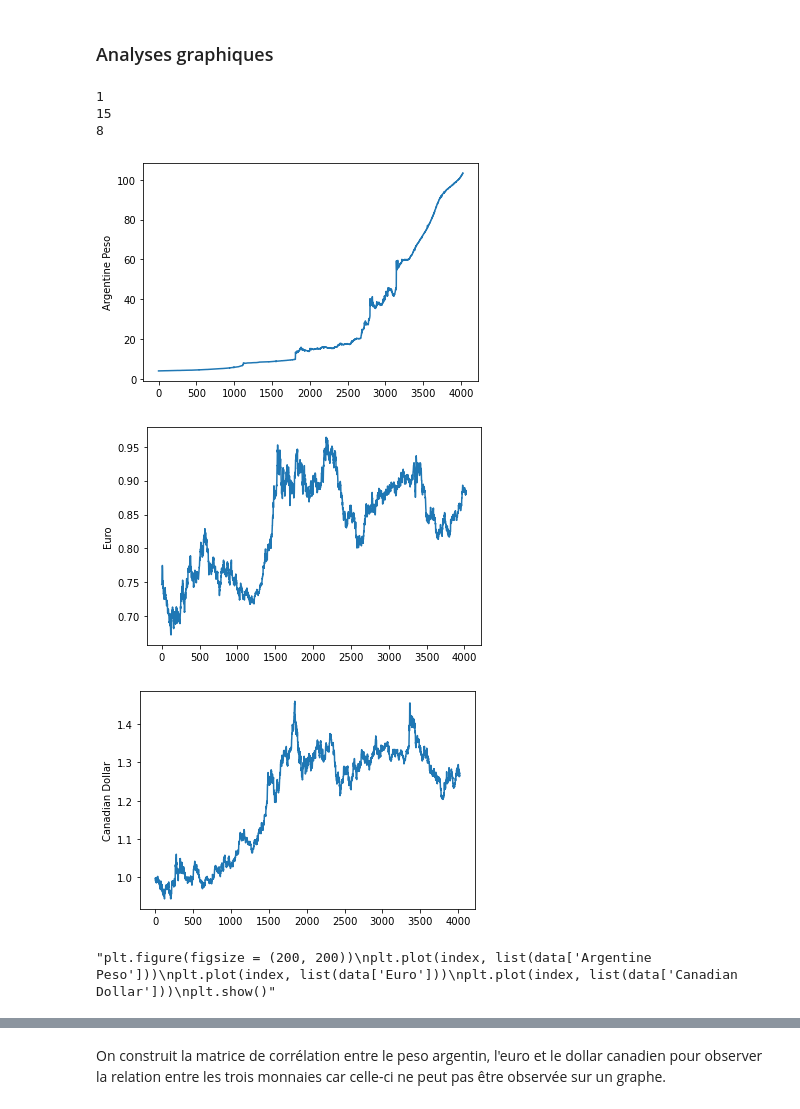
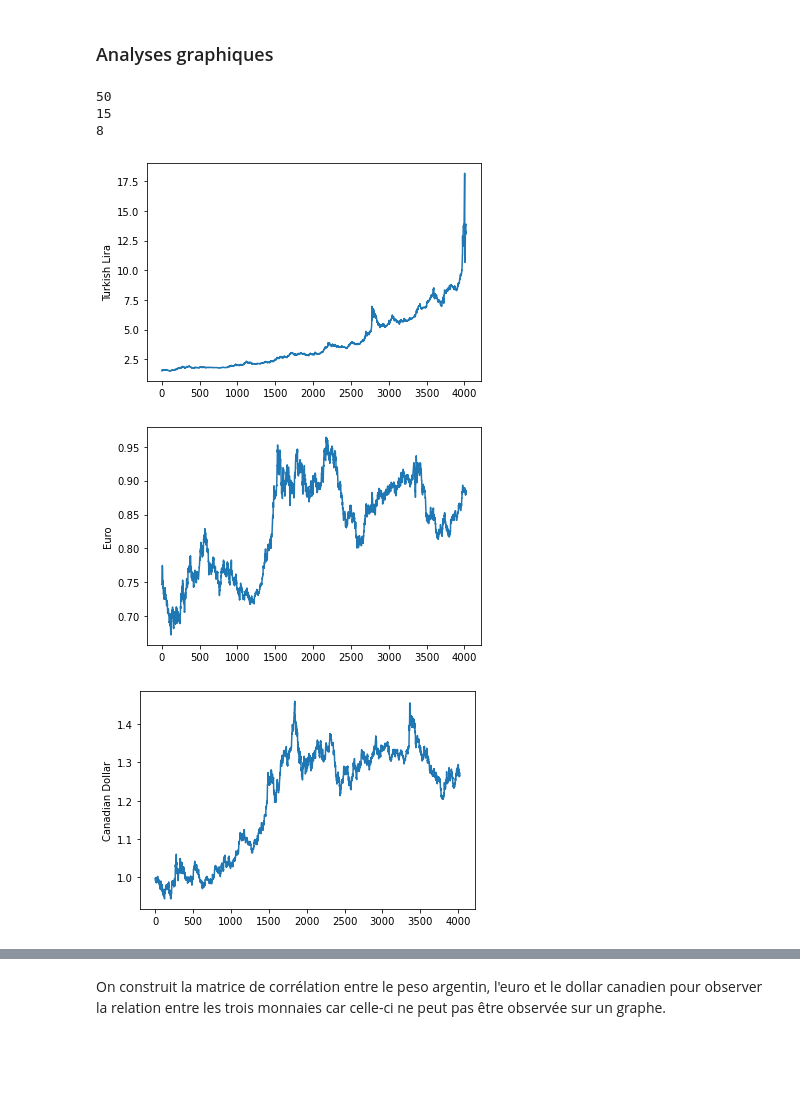
Before and after one commit to AlaaeddineBesbes/DATA731-Market-Movement, a Jupyter notebook: Projet.ipynb, the cells around one changed output, grey strips where cells are left out. Cells and saved outputs as stored; diff of their text form; code cells hidden in the pictures; blank space fills up the shorter version.

```diff
--- a/Projet.ipynb
+++ b/Projet.ipynb
@@ -150,42 +157,35 @@ data.describe()
 # %% [markdown]
 ### Analyses graphiques
 # %%
-peso = data.columns.get_loc('Argentine Peso')
+peso = data.columns.get_loc('Turkish Lira')
 print(peso)
 euro = data.columns.get_loc('Euro')
 print(euro)
 canadian_dollar = data.columns.get_loc('Canadian Dollar')
 print(canadian_dollar)
 # %% [output]
-1
+50
 15
 8
 # %%
 countries = list(data.columns)
 index = list(range(len(data[countries[0]])))
 
-plt.plot(index, list(data['Argentine Peso']))
-plt.ylabel('Argentine Peso')
+plt.plot(index, list(data['Turkish Lira']))
+plt.ylabel('Turkish Lira')
 plt.show()
 
 plt.plot(index, list(data['Euro']))
 plt.ylabel('Euro')
 plt.show()
 
 plt.plot(index, list(data['Canadian Dollar']))
 plt.ylabel('Canadian Dollar')
 plt.show()
-
-"""plt.figure(figsize = (200, 200))
-plt.plot(index, list(data['Argentine Peso']))
-plt.plot(index, list(data['Euro']))
-plt.plot(index, list(data['Canadian Dollar']))
-plt.show()"""
 # %% [output]
-[figure, old version]
+[figure, new version]
 [figure]
 [figure]
-"plt.figure(figsize = (200, 200))\nplt.plot(index, list(data['Argentine Peso']))\nplt.plot(index, list(data['Euro']))\nplt.plot(index, list(data['Canadian Dollar']))\nplt.show()"
 # %%
 """for col in data.select_dtypes('float'):
     plt.figure()
```
Also changed, not shown: parts of 18 cells of this notebook.
